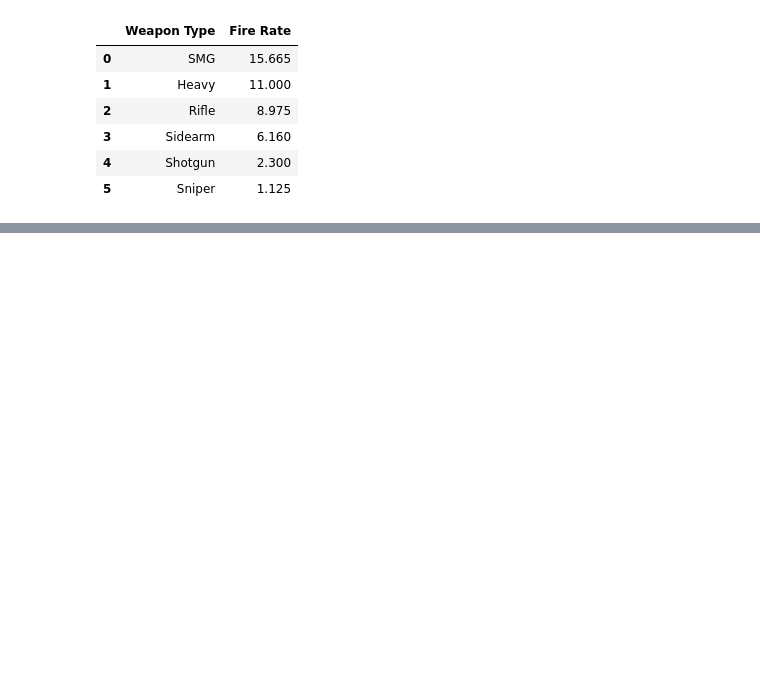
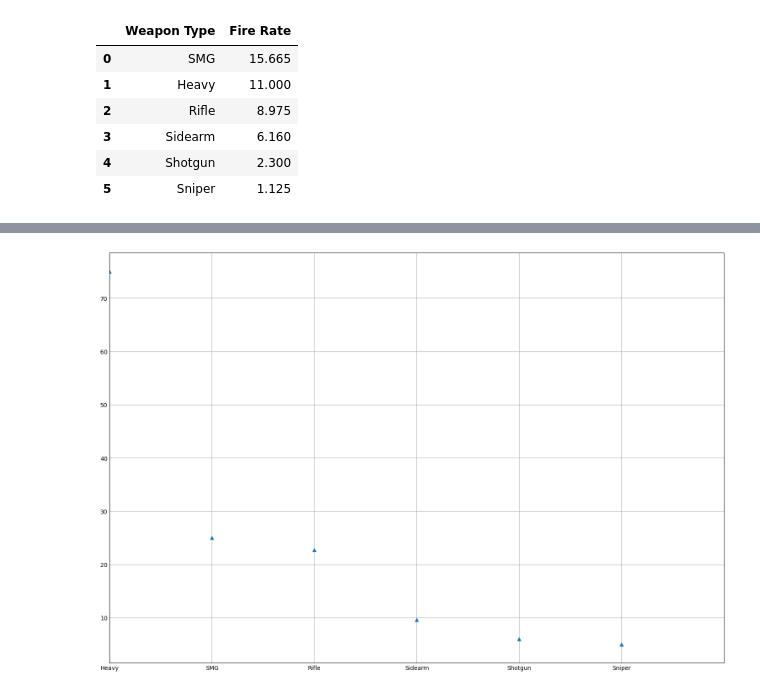
Before and after one commit to William-Hayashi/IA_Chatbot-_aula_fiap, a Jupyter notebook: estudos/eda_valorant.ipynb, the cells around one changed output, grey strips where cells are left out. Cells and saved outputs as stored; diff of their text form; code cells hidden in the pictures; blank space fills up the shorter version.

```diff
--- a/estudos/eda_valorant.ipynb
+++ b/estudos/eda_valorant.ipynb
@@ -132,0 +151,7 @@ plt.show()
+# %%
+maior_penetração = df_valorant.groupby("Weapon Type")["Magazine Capacity"].agg("mean").sort_values(
+ascending=False).reset_index()
+weapon_types = maior_penetração['Weapon Type'].values
+magazine_capacities = maior_penetração['Magazine Capacity'].values
+
+maior_penetração
@@ -132,0 +166,16 @@ plt.show()
+# %%
+
+
+plt.style.use('_mpl-gallery')
+fig, ax = plt.subplots(figsize=(15,10))
+
+# Plotar os dados
+ax.errorbar(weapon_types, magazine_capacities, fmt='^', linewidth=2, capsize=6)
+
+# Ajustar os limites dos eixos x para corresponder ao número de tipos de armas
+ax.set_xlim(0, len(weapon_types))
+
+# Mostrar o gráfico
+plt.show()
+# %% [output]
+[figure, added]
```
Also changed, not shown: parts of 10 cells of this notebook.
